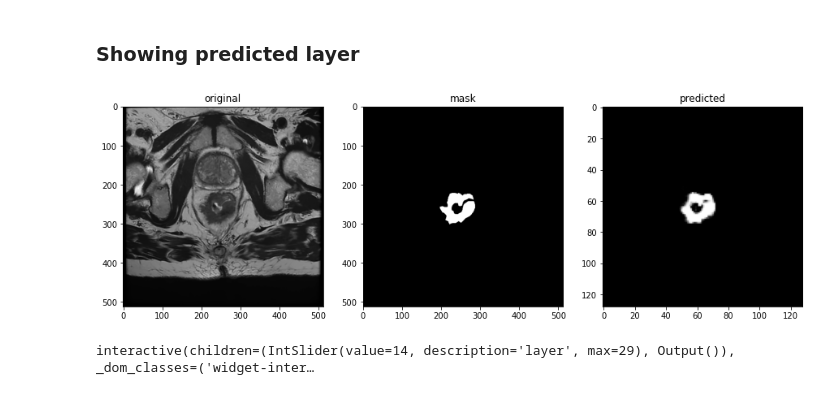
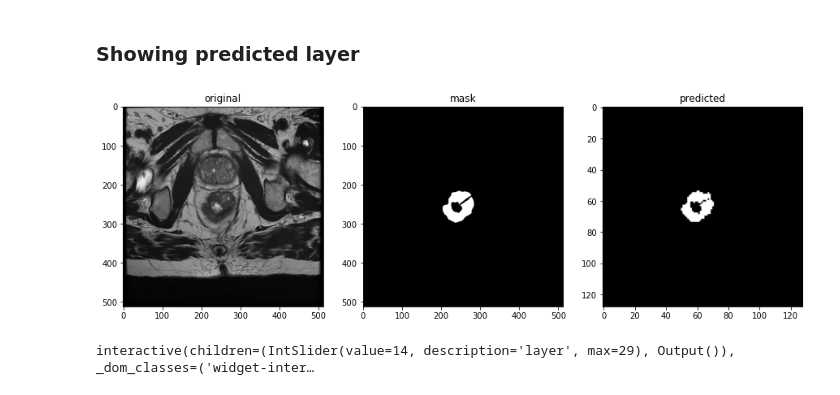
Before and after one commit to giuseppefilitto/img-segm, a Jupyter notebook: notebooks/3D-mesh.ipynb, the cells around one changed output. Drawn from its saved outputs; the diff is of its cells as text; code cells hidden in the pictures.

```diff
--- a/notebooks/3D-mesh.ipynb
+++ b/notebooks/3D-mesh.ipynb
@@ -77,7 +77,7 @@ def resize_slice(slice, IMAGE_HEIGHT, IMAGE_WIDTH):
 
     return resized_slice
 
-def predict_slice(slice, model):
+def predict_slice(slice, model, threshold):
 
     predicted_slice = np.zeros(shape=(slice.shape), dtype=np.float32)
 
@@ -85,7 +85,7 @@ def predict_slice(slice, model):
 
         resized =  cv2.resize(slice[layer, : ,:],IMG_SIZE, interpolation = cv2.INTER_CUBIC)
         resized = resized[np.newaxis, : ,:, np.newaxis]
-        predicted_slice[layer, :, :, :] = model.predict(resized)
+        predicted_slice[layer, :, :, :] = model.predict(resized) > threshold
 
     return predicted_slice
 # %% [markdown]
@@ -94,21 +94,21 @@ def predict_slice(slice, model):
 test_model = values[1]
 
 resized_slice = resize_slice(slice, IMAGE_HEIGHT, IMAGE_WIDTH)
-predicted_images = predict_slice(slice=resized_slice, model=test_model)
+predicted_images = predict_slice(slice=resized_slice, model=test_model, threshold=0.5)
 # %%
 slice_of_masks = mask_slice(slice=slice, rois=rois)
 # %% [markdown]
 ### Showing predicted layer
 # %%
-layer = 14
+layer = 15
 original = slice[layer, : ,:]
 mask = slice_of_masks[layer, : ,:]
 predicted = predicted_images[layer, : ,:]
 
 display_images([original, mask, predicted ],figsize=(15,7), titles=['original', 'mask', 'predicted'] )
 #explore_slice(slice=predicted_images, layer=layer)
 # %% [output]
-[figure, old version]
+[figure, new version]
 # %%
 interact(explore_slice, slice=fixed(predicted_images), layer=(0, slice.shape[0]-1) )
 # %% [output]
```
Also changed, not shown: parts of 4 cells of this notebook.
